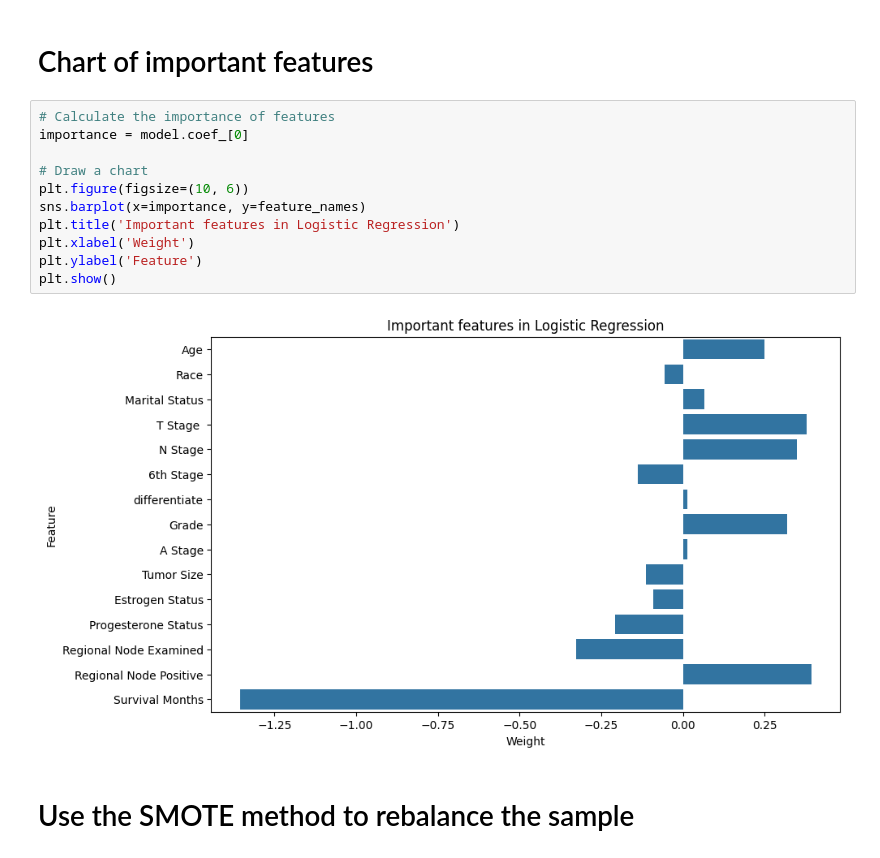
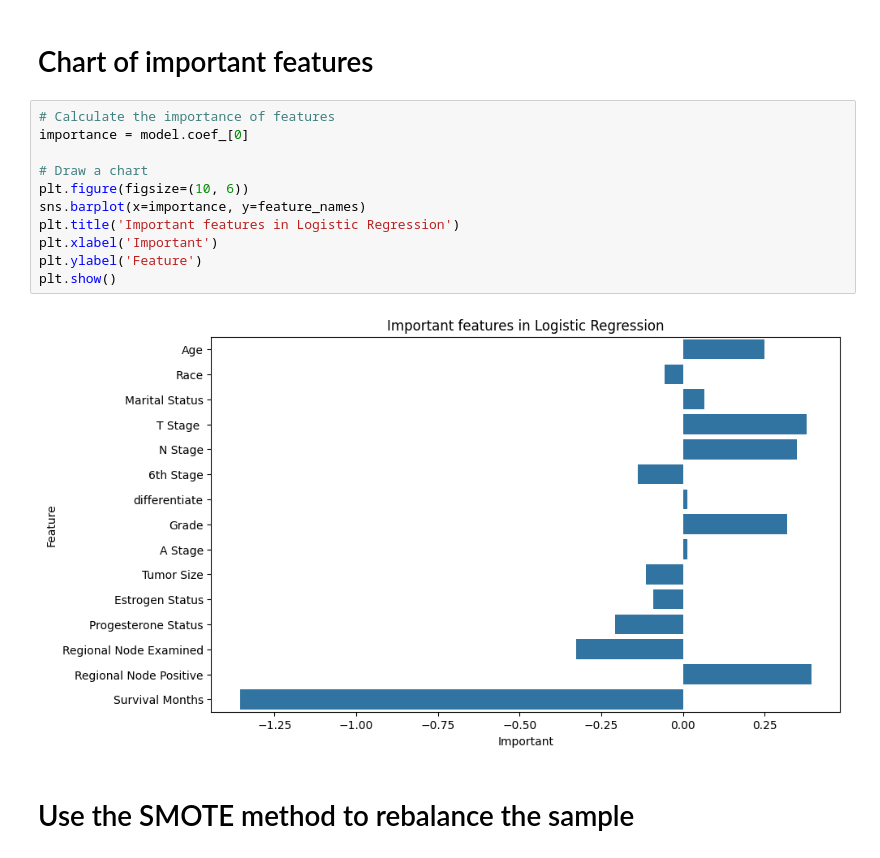
Before and after one commit to DRobbie39/MachineLearning_FinalExam, a Jupyter notebook: Logistic Regression.ipynb, the cells around one changed output. Drawn from its saved outputs; the diff is of its cells as text.

```diff
--- a/Logistic Regression.ipynb
+++ b/Logistic Regression.ipynb
@@ -331,16 +331,16 @@ plt.show()
 # %%
 # Calculate the importance of features
 importance = model.coef_[0]
 
 # Draw a chart
 plt.figure(figsize=(10, 6))
 sns.barplot(x=importance, y=feature_names)
 plt.title('Important features in Logistic Regression')
-plt.xlabel('Weight')
+plt.xlabel('Important')
 plt.ylabel('Feature')
 plt.show()
 # %% [output]
-[figure, old version]
+[figure, new version]
 # %% [markdown]
 # Use the SMOTE method to rebalance the sample
 # %%
```
Also changed, not shown: parts of 1 cell of this notebook, 1 other file.
